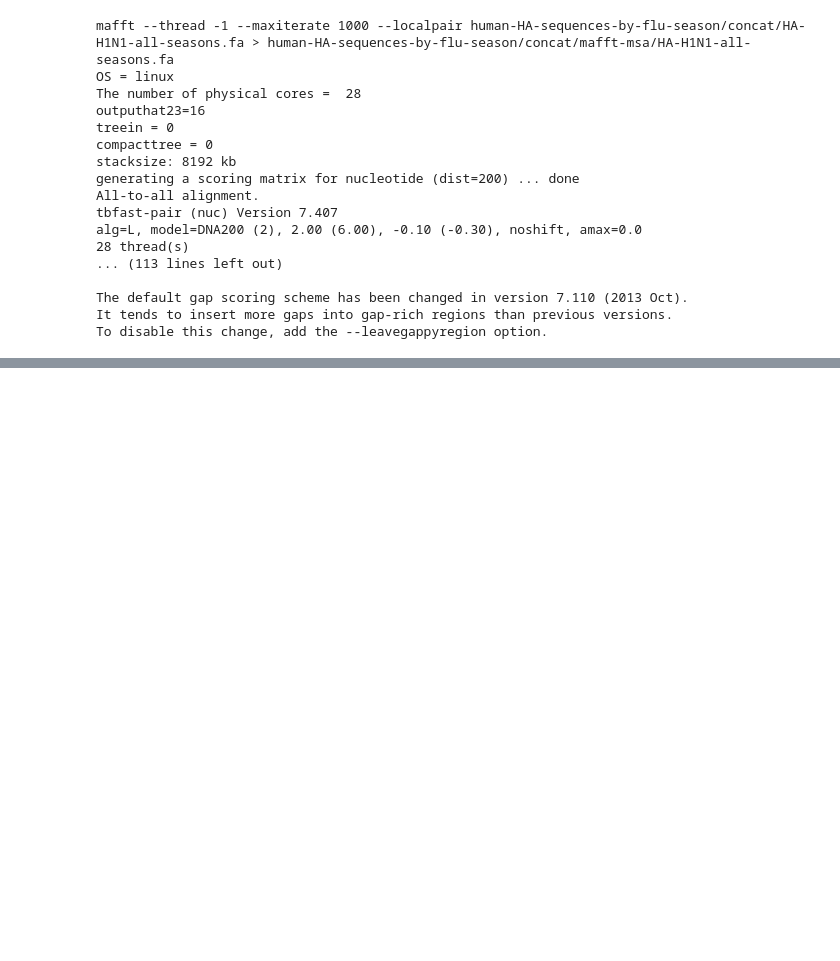
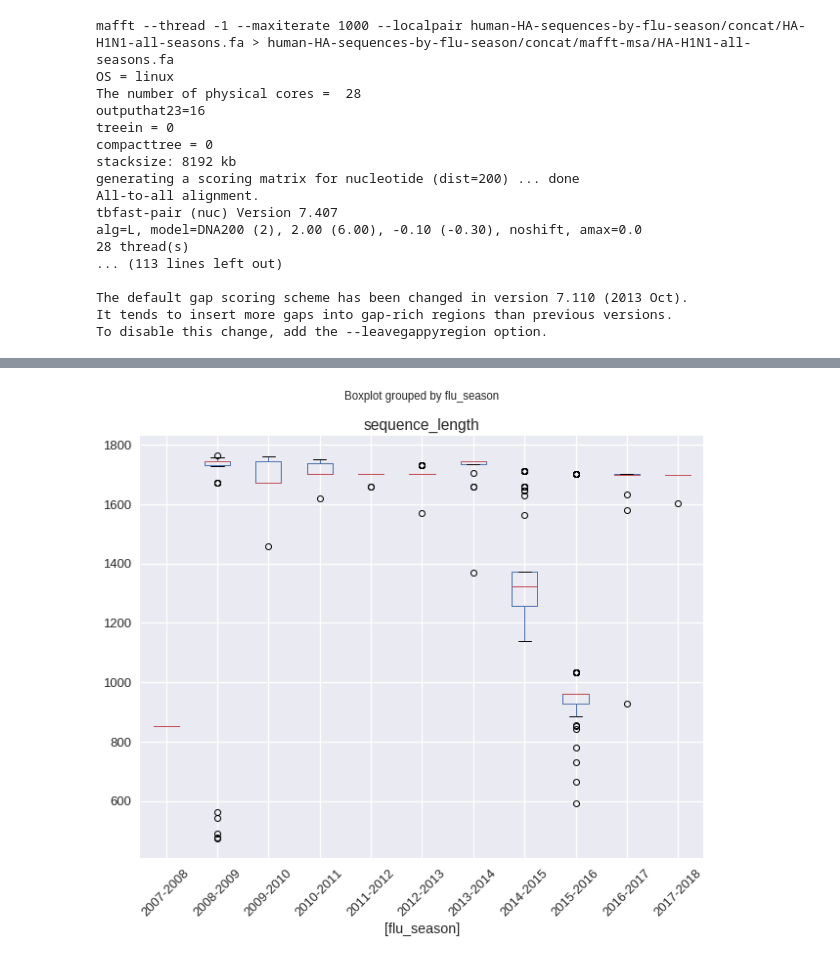
Before and after one commit to peterk87/analysis-of-human-iav-ha-genes, a Jupyter notebook: py-NCBI-IAV-DB-dl-parse-extract-metadata-genbank-records-human-H3N2-H1N1.ipynb, the cells around one changed output, grey strips where cells are left out. Saved outputs shown, nothing was run; the diff lists cells and outputs as text; code cells hidden in the pictures; blank space fills up the shorter version.

```diff
--- a/py-NCBI-IAV-DB-dl-parse-extract-metadata-genbank-records-human-H3N2-H1N1.ipynb
+++ b/py-NCBI-IAV-DB-dl-parse-extract-metadata-genbank-records-human-H3N2-H1N1.ipynb
@@ -504,0 +538,7 @@ To disable this change, add the --leavegappyregion option.
+# %%
+fig = df_human.boxplot(column='sequence_length',
+                       by=['flu_season'],
+                       figsize=(10,8),
+                       rot=45,)
+# %% [output]
+[figure, added]
```
Also changed, not shown: parts of 87 cells of this notebook, 36 other files.
